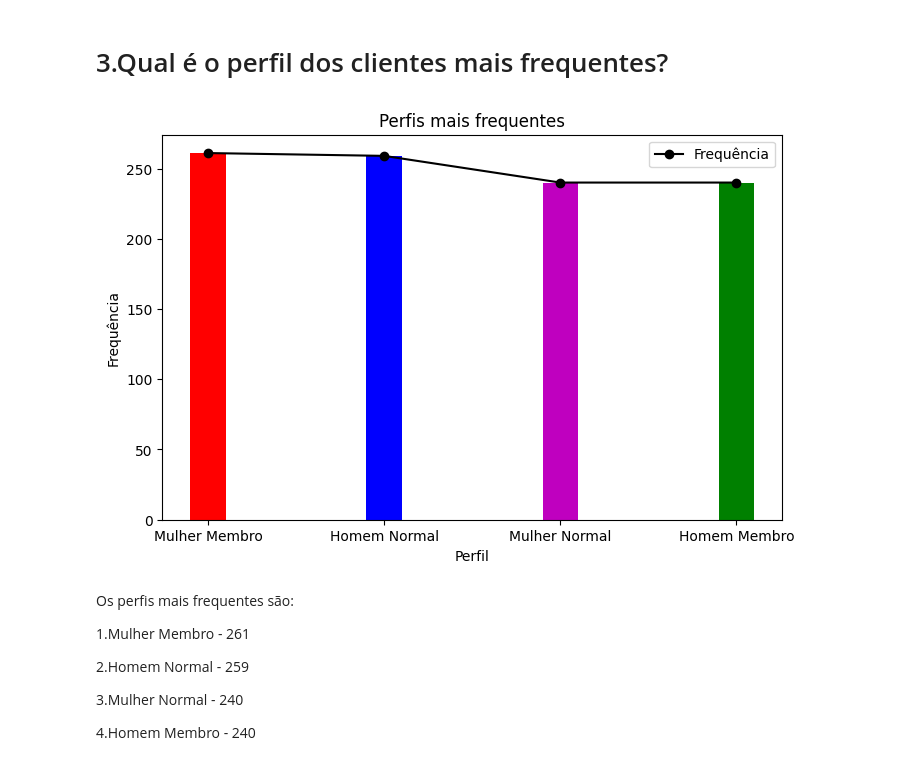
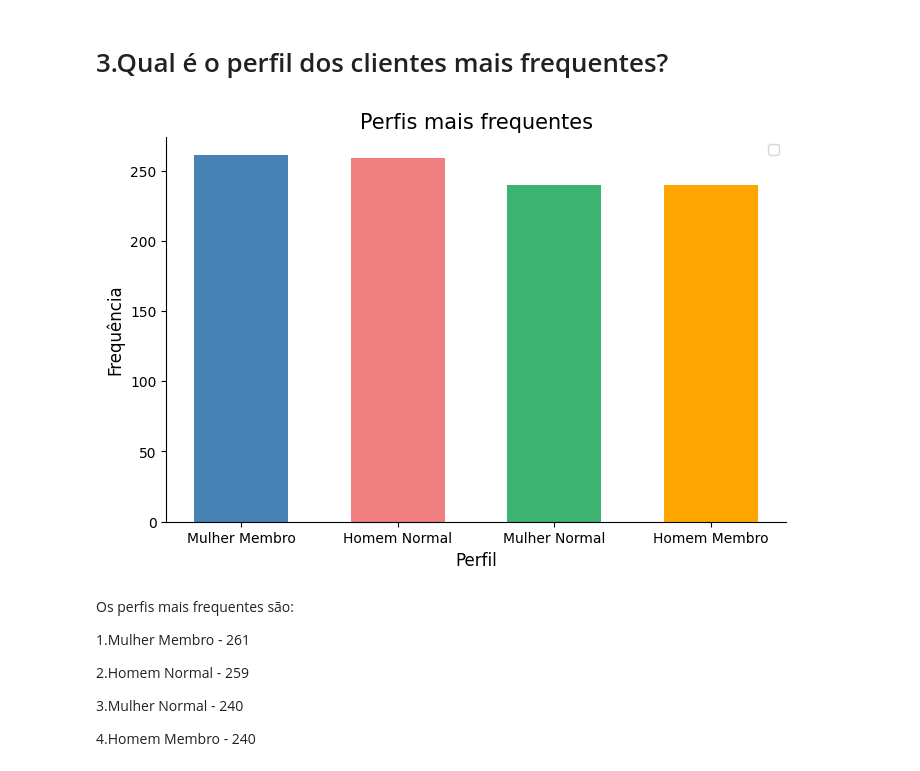
Before and after one commit to felipelib/Analise-Exploratoria-Supermercado, a Jupyter notebook: Análise Exploratória-Supermercado.ipynb, the cells around one changed output. Saved outputs shown, nothing was run; the diff lists cells and outputs as text; code cells hidden in the pictures.

```diff
--- a/Análise Exploratória-Supermercado.ipynb
+++ b/Análise Exploratória-Supermercado.ipynb
@@ -239,19 +252,19 @@ df3.rename(columns={'index':'Perfil'}, inplace = True)
 # %%
 fig = plt.figure(figsize=(8,5))
 
-cores = ['r','b','m','g']
+cores = ['steelblue', 'lightcoral', 'mediumseagreen', 'orange']
 
-plt.bar(df3['Perfil'], df3['Quantidade'], width = 0.2, color=cores)
+plt.bar(df3['Perfil'], df3['Quantidade'], width = 0.6, color=cores)
 
-plt.plot(df3['Perfil'], df3['Quantidade'], color='k', marker = 'o', label = 'Frequência')
-
-plt.title('Perfis mais frequentes')
-plt.xlabel('Perfil')
-plt.ylabel('Frequência')
+plt.title('Perfis mais frequentes', fontsize =15)
+plt.xlabel('Perfil', fontsize=12)
+plt.ylabel('Frequência', fontsize=12)
 plt.legend()
+plt.gca().spines['top'].set_visible(False)
+plt.gca().spines['right'].set_visible(False)
 plt.show()
 # %% [output]
-[figure, old version]
+[figure, new version]
 # %% [markdown]
 Os perfis mais frequentes são:
 
```
Also changed, not shown: parts of 14 cells of this notebook.
